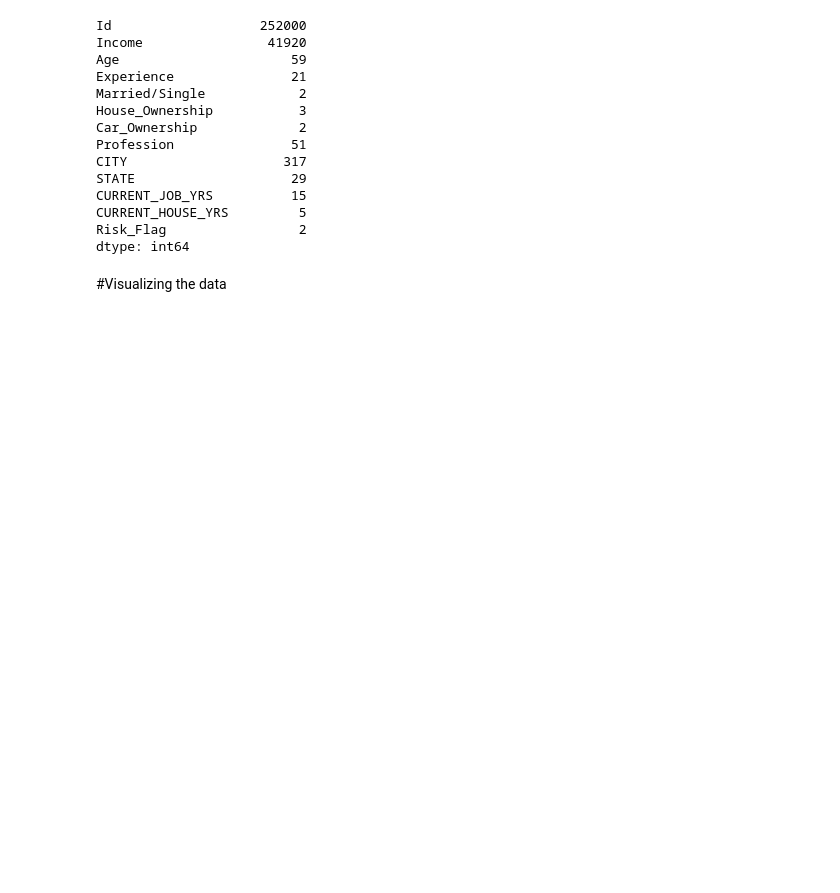
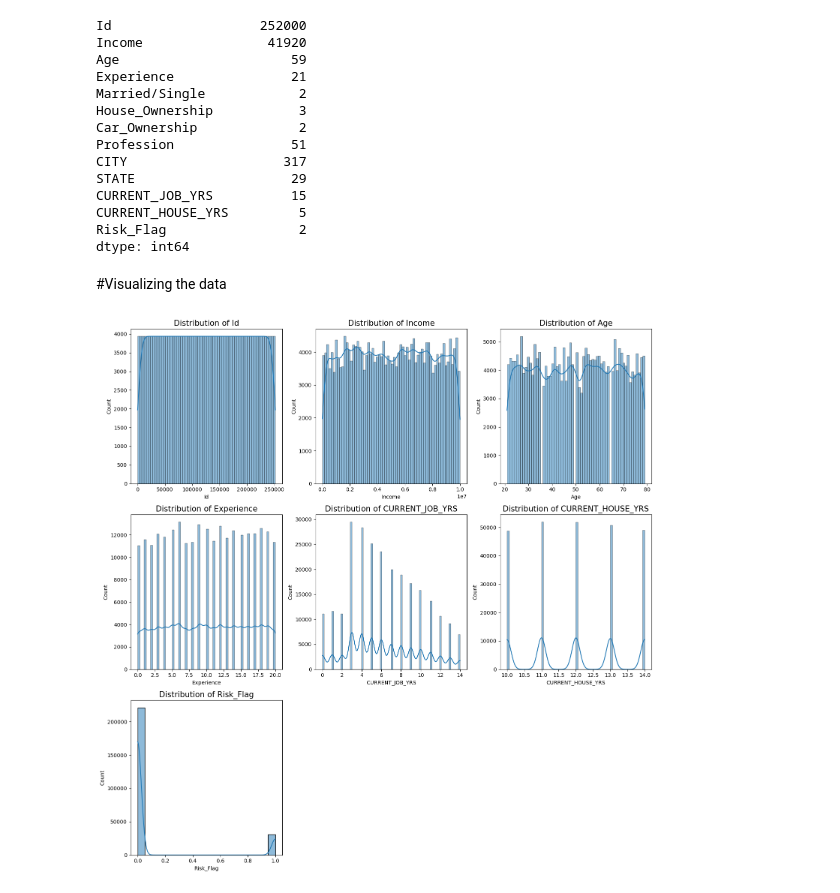
Before and after one commit to mrxvision97/Loan-Approval-Analysis, a Jupyter notebook: loan_approval_analysis/notebooks/exploratory_analysis/eda.ipynb, the cells around one changed output. Saved outputs shown, nothing was run; the diff lists cells and outputs as text; code cells hidden in the pictures; blank space fills up the shorter version.

```diff
--- a/loan_approval_analysis/notebooks/exploratory_analysis/eda.ipynb
+++ b/loan_approval_analysis/notebooks/exploratory_analysis/eda.ipynb
@@ -105,3 +105,36 @@ Risk_Flag                 2
 dtype: int64
 # %% [markdown]
 #Visualizing the data
+# %%
+#Checking the distribution of the variables
+# Import necessary libraries
+import matplotlib.pyplot as plt
+import seaborn as sns
+
+# Identify numerical columns
+numerical_cols = df.select_dtypes(include=[np.number]).columns
+
+# Calculate suitable grid dimensions for subplots
+grid_cols = 3
+grid_rows = len(numerical_cols) // grid_cols
+if len(numerical_cols) % grid_cols != 0:
+    grid_rows += 1
+
+# Create subplot grid
+fig, axs = plt.subplots(grid_rows, grid_cols, figsize=(15, grid_rows*5))
+
+# Flatten the axes array and delete any excess subplot
+axs = axs.flatten()
+for ax in axs[len(numerical_cols):]:
+    fig.delaxes(ax)
+
+# Loop over numerical columns and create a distribution plot for each
+for i, col in enumerate(numerical_cols):
+    sns.histplot(df[col], kde=True, ax=axs[i])
+    axs[i].set_title(f'Distribution of {col}', fontsize=15)
+
+# Display the plot
+plt.tight_layout()
+plt.show()
+# %% [output]
+[figure, added]
```
Also changed, not shown: parts of 3 cells of this notebook.
